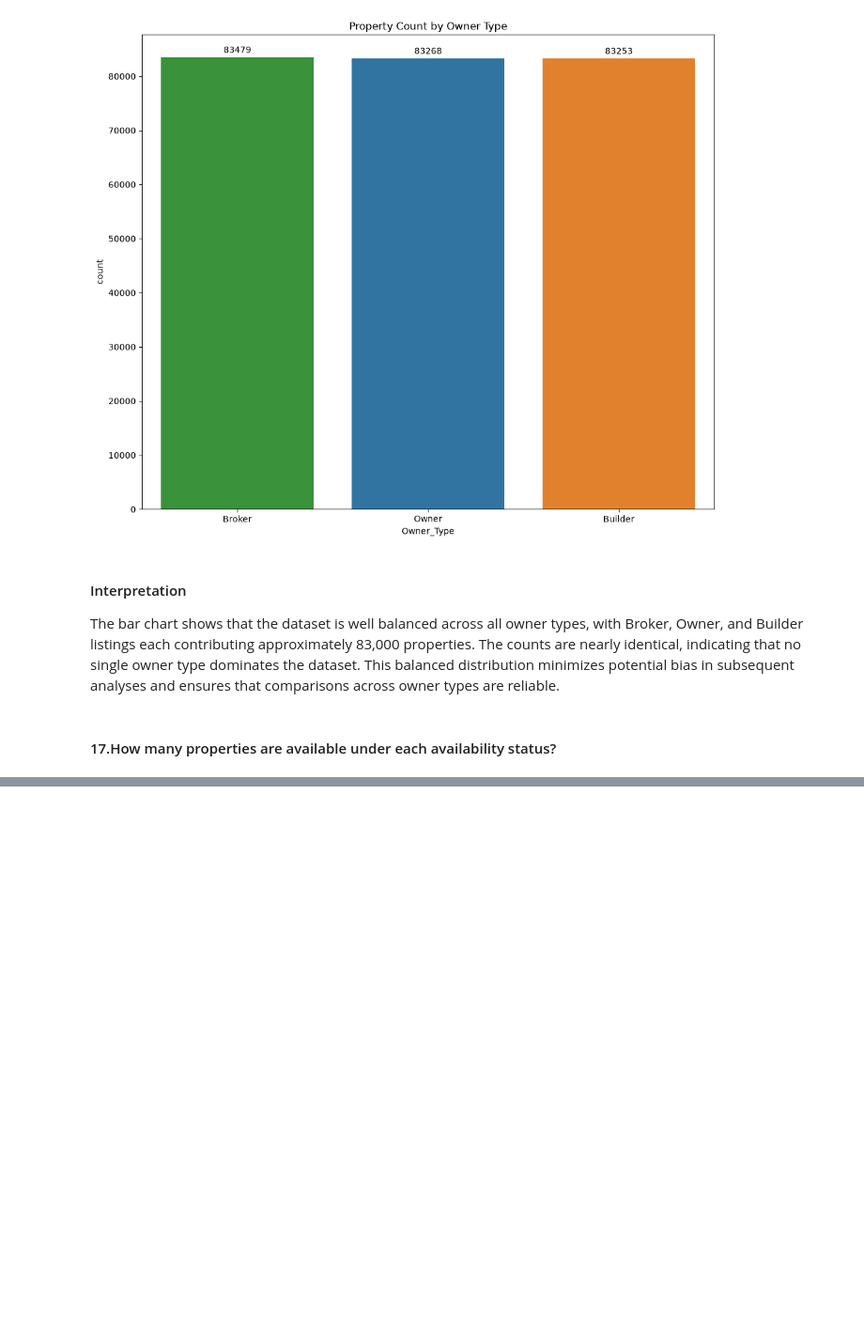
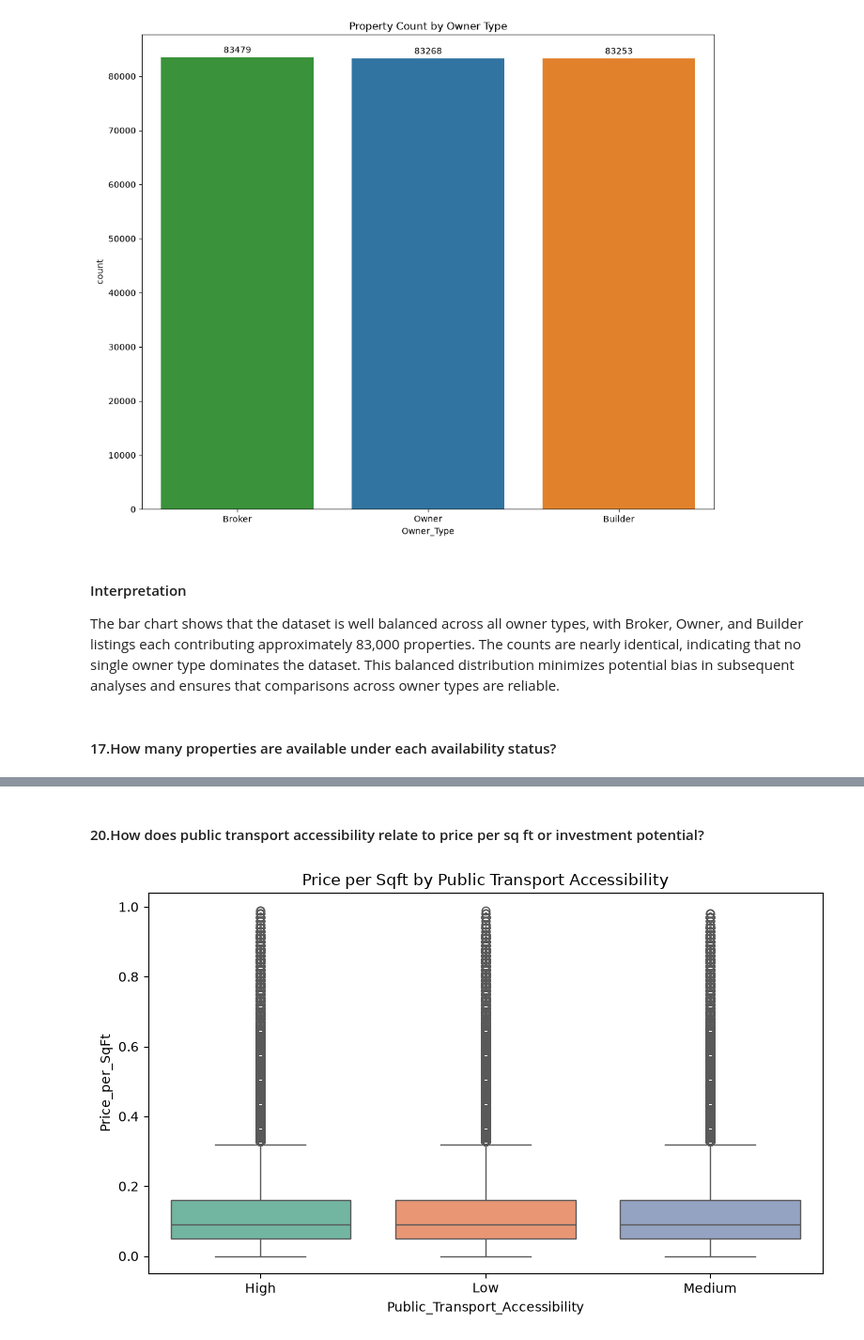
Before and after one commit to mukundnaramesh2605/Real-Estate-Investment-Advisor---Predicting-Property-Profitability-Future-Value, a Jupyter notebook: EDA.ipynb, the cells around one changed output, grey strips where cells are left out. Shown at 94% size. Cells and saved outputs as stored; diff of their text form; code cells hidden in the pictures; blank space fills up the shorter version.

```diff
--- a/EDA.ipynb
+++ b/EDA.ipynb
@@ -554,0 +601,10 @@ The bar chart shows that the dataset is well balanced across all owner types, wi
+# %% [markdown]
+#### 20.How does public transport accessibility relate to price per sq ft or investment potential?
+# %%
+plt.figure(figsize=(8,5))
+sns.boxplot(data=housing_df, x='Public_Transport_Accessibility', y='Price_per_SqFt', hue='Public_Transport_Accessibility', palette='Set2', legend=False)
+plt.title('Price per Sqft by Public Transport Accessibility')
+plt.tight_layout()
+plt.show()
+# %% [output]
+[figure, added]
```
Also changed, not shown: parts of 9 cells of this notebook.
